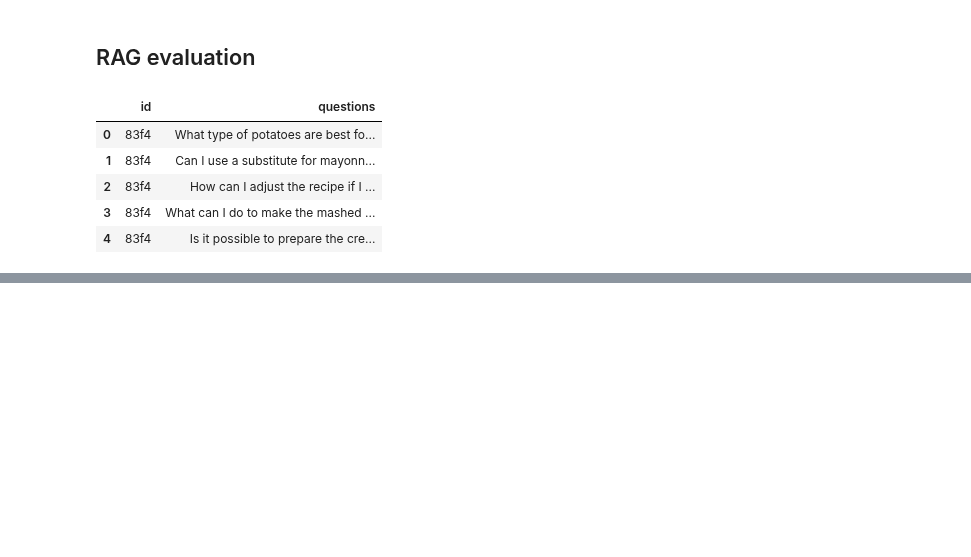
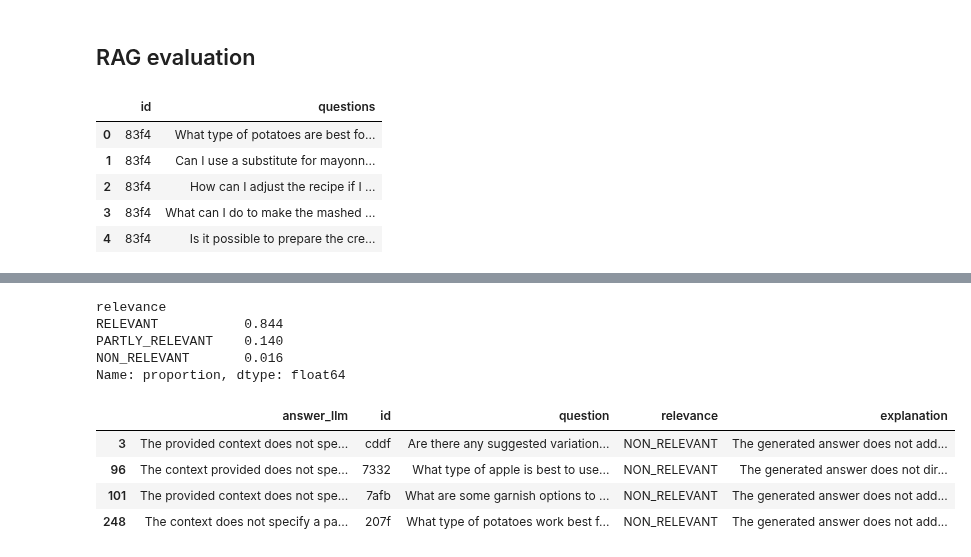
Before and after one commit to slv-ai/YumQuest, a Jupyter notebook: notebooks/Rag.ipynb, the cells around one changed output, grey strips where cells are left out. Drawn from its saved outputs; the diff is of its cells as text; code cells hidden in the pictures; blank space fills up the shorter version.

```diff
--- a/notebooks/Rag.ipynb
+++ b/notebooks/Rag.ipynb
@@ -242,0 +231,16 @@ evaluations=[]
+# %%
+df_eval.relevance.value_counts(normalize=True)
+# %% [output]
+relevance
+RELEVANT           0.844
+PARTLY_RELEVANT    0.140
+NON_RELEVANT       0.016
+Name: proportion, dtype: float64
+# %%
+df_eval[df_eval.relevance == 'NON_RELEVANT']
+# %% [output]
+|  | answer_llm | id | question | relevance | explanation |
+| 3 | The provided context does not spe... | cddf | Are there any suggested variation... | NON_RELEVANT | The generated answer does not add... |
+| 96 | The context provided does not spe... | 7332 | What type of apple is best to use... | NON_RELEVANT | The generated answer does not dir... |
+| 101 | The provided context does not spe... | 7afb | What are some garnish options to ... | NON_RELEVANT | The generated answer does not add... |
+| 248 | The context does not specify a pa... | 207f | What type of potatoes work best f... | NON_RELEVANT | The generated answer does not add... |
```
Also changed, not shown: parts of 23 cells of this notebook, 2 other files.
